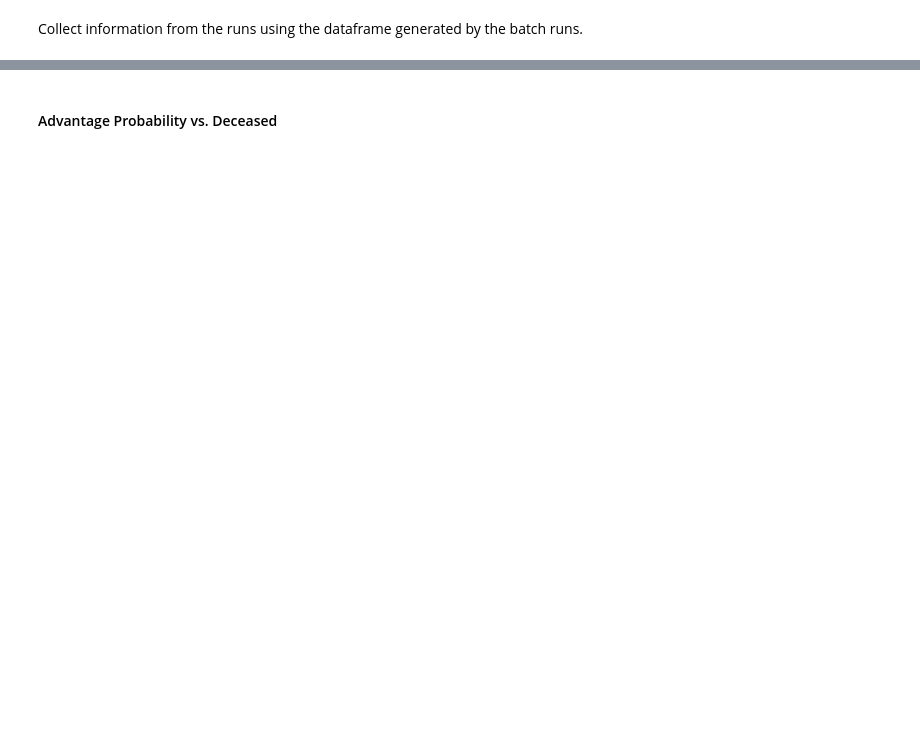
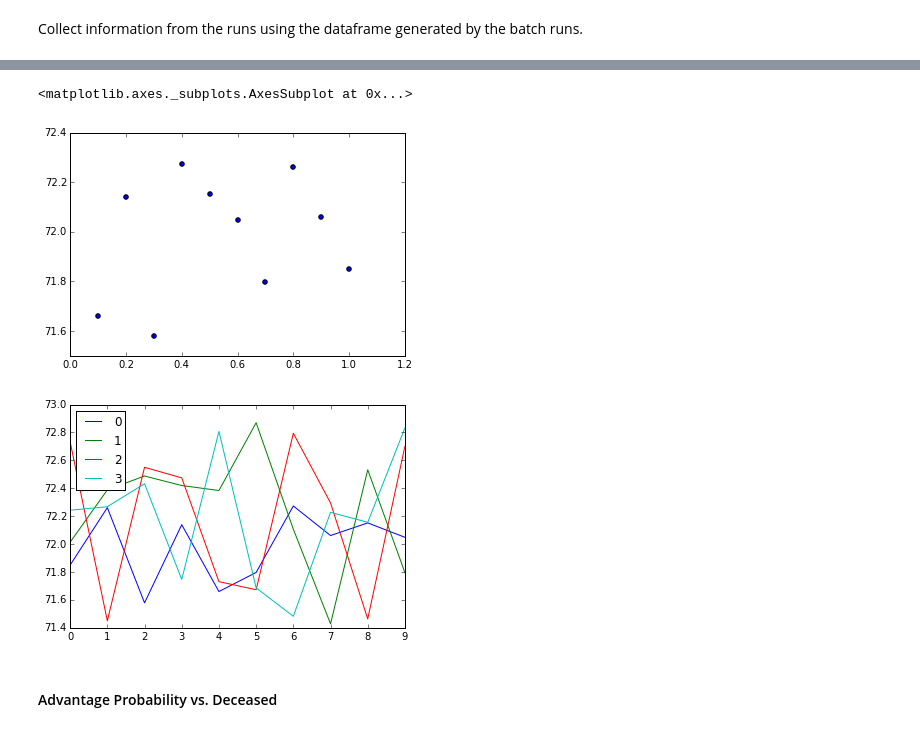
Before and after one commit to ceharvs/waitinglist, a Jupyter notebook: WaitingList.ipynb, the cells around one changed output, grey strips where cells are left out. Drawn from its saved outputs; the diff is of its cells as text; code cells hidden in the pictures; blank space fills up the shorter version.

```diff
--- a/WaitingList.ipynb
+++ b/WaitingList.ipynb
@@ -573,3 +614,11 @@ df.head()
+# %%
+W = pd.DataFrame(list(df.Wait_Rates))
+plt.scatter(df.advantage_prob, W[0])
+W.plot()
+# %% [output]
+<matplotlib.axes._subplots.AxesSubplot at 0x...>
+[figure, added]
+[figure, added]
 # %% [markdown]
 #### Advantage Probability vs. Deceased
 # %%
```
Also changed, not shown: parts of 31 cells of this notebook, 1 other file.
